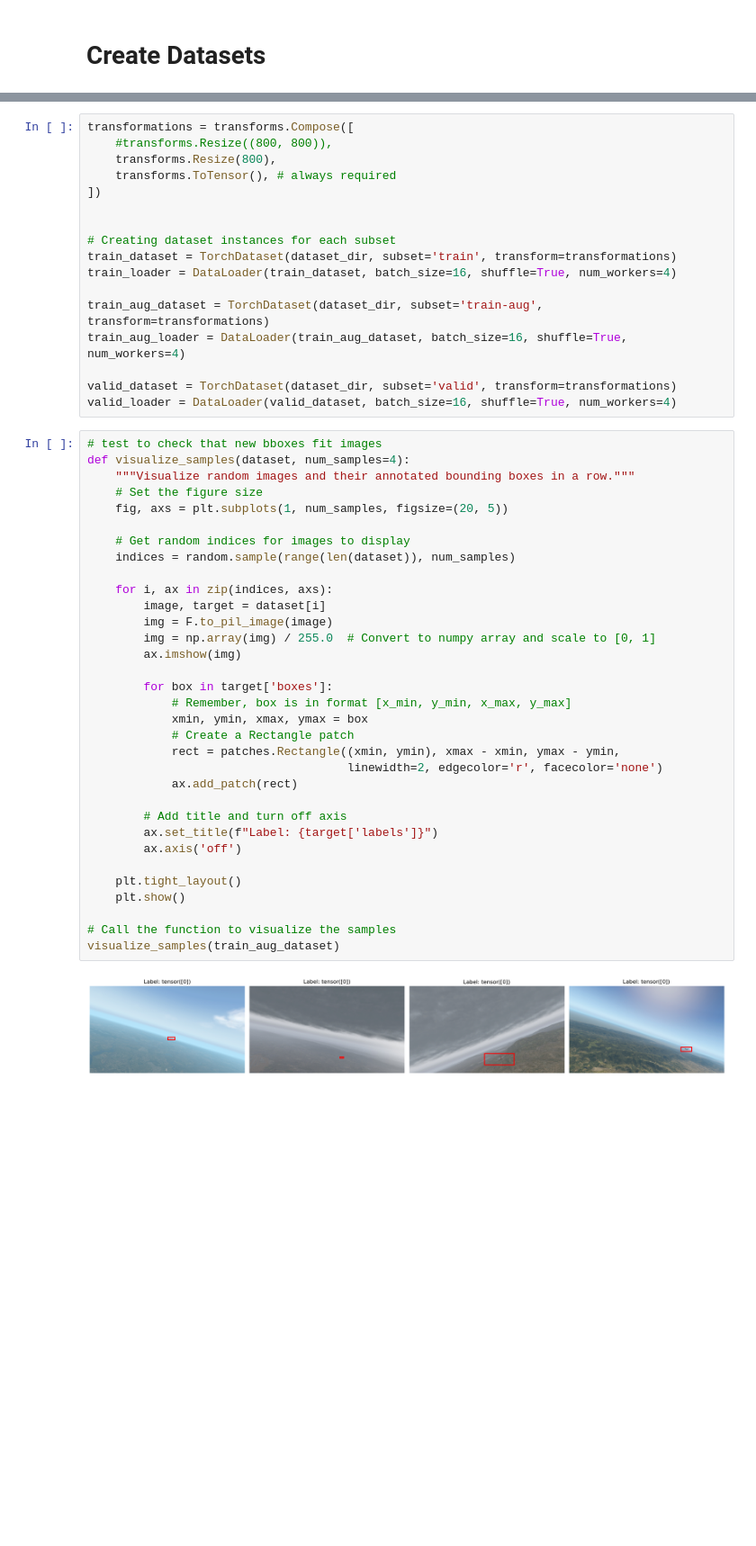
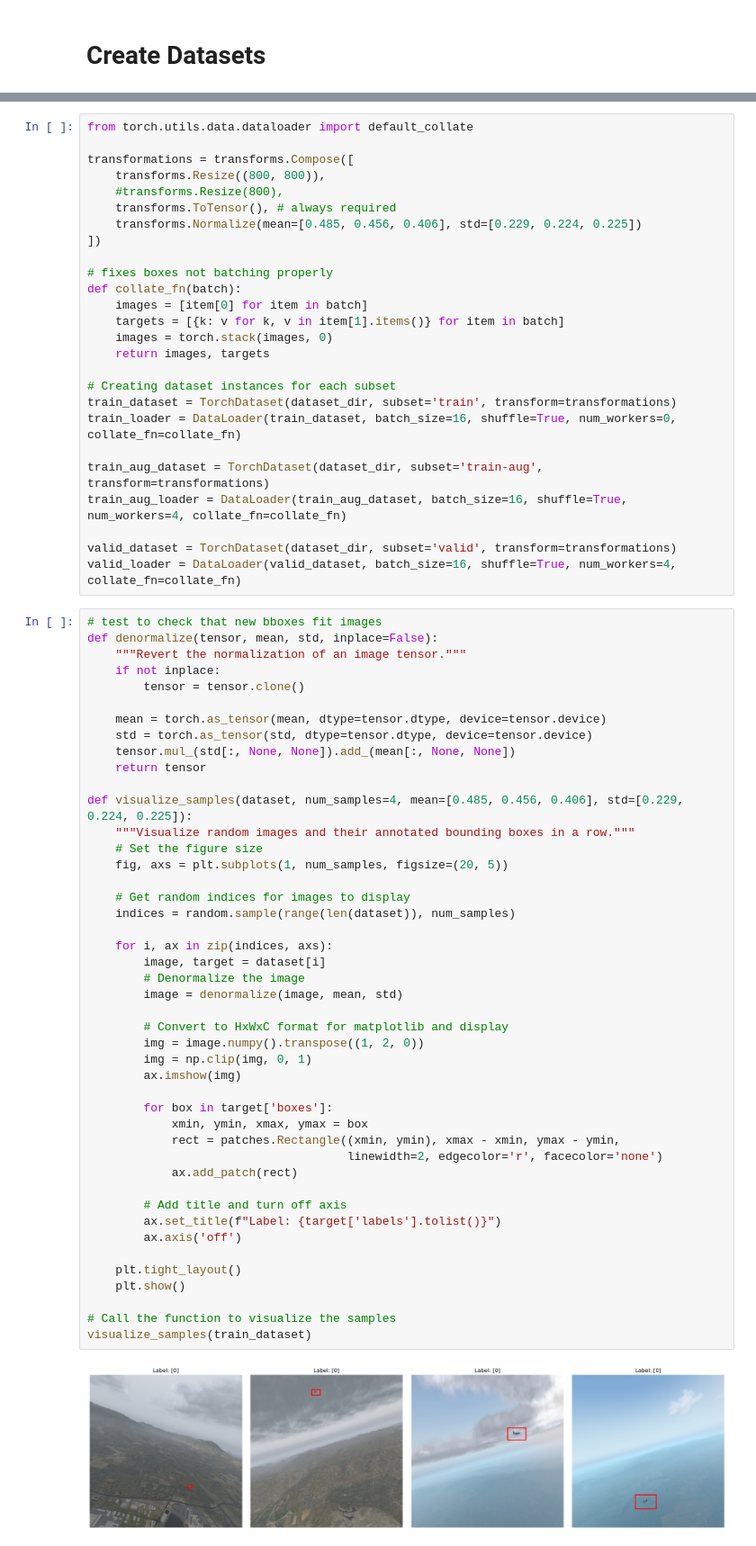
Before and after one commit to tee1g21/Intruder-Aircraft-Detection, a Jupyter notebook: main/RCNN.ipynb, the cells around one changed output, grey strips where cells are left out. Shown at 90% size. Drawn from its saved outputs; the diff is of its cells as text; blank space fills up the shorter version.

Commit message:
First attempt at training rcnn

```diff
--- a/main/RCNN.ipynb
+++ b/main/RCNN.ipynb
@@ -126,52 +137,73 @@ An error occurred: Expected x_max for bbox (0.49976800000000005, 0.2507275, 1.06
 # %%
+from torch.utils.data.dataloader import default_collate
+
 transformations = transforms.Compose([
-    #transforms.Resize((800, 800)),
-    transforms.Resize(800),
+    transforms.Resize((800, 800)),
+    #transforms.Resize(800),
     transforms.ToTensor(), # always required
+    transforms.Normalize(mean=[0.485, 0.456, 0.406], std=[0.229, 0.224, 0.225])
 ])
 
+# fixes boxes not batching properly
+def collate_fn(batch):
+    images = [item[0] for item in batch]
+    targets = [{k: v for k, v in item[1].items()} for item in batch]
+    images = torch.stack(images, 0)
+    return images, targets
 
 # Creating dataset instances for each subset
 train_dataset = TorchDataset(dataset_dir, subset='train', transform=transformations)
-train_loader = DataLoader(train_dataset, batch_size=16, shuffle=True, num_workers=4)
+train_loader = DataLoader(train_dataset, batch_size=16, shuffle=True, num_workers=0,  collate_fn=collate_fn)
 
 train_aug_dataset = TorchDataset(dataset_dir, subset='train-aug', transform=transformations)
-train_aug_loader = DataLoader(train_aug_dataset, batch_size=16, shuffle=True, num_workers=4)
+train_aug_loader = DataLoader(train_aug_dataset, batch_size=16, shuffle=True, num_workers=4, collate_fn=collate_fn)
 
 valid_dataset = TorchDataset(dataset_dir, subset='valid', transform=transformations)
-valid_loader = DataLoader(valid_dataset, batch_size=16, shuffle=True, num_workers=4)
+valid_loader = DataLoader(valid_dataset, batch_size=16, shuffle=True, num_workers=4, collate_fn=collate_fn)
 # %%
 # test to check that new bboxes fit images
-def visualize_samples(dataset, num_samples=4):
+def denormalize(tensor, mean, std, inplace=False):
+    """Revert the normalization of an image tensor."""
+    if not inplace:
+        tensor = tensor.clone()
+
+    mean = torch.as_tensor(mean, dtype=tensor.dtype, device=tensor.device)
+    std = torch.as_tensor(std, dtype=tensor.dtype, device=tensor.device)
+    tensor.mul_(std[:, None, None]).add_(mean[:, None, None])
+    return tensor
+
+def visualize_samples(dataset, num_samples=4, mean=[0.485, 0.456, 0.406], std=[0.229, 0.224, 0.225]):
     """Visualize random images and their annotated bounding boxes in a row."""
     # Set the figure size
     fig, axs = plt.subplots(1, num_samples, figsize=(20, 5))
 
     # Get random indices for images to display
     indices = random.sample(range(len(dataset)), num_samples)
 
     for i, ax in zip(indices, axs):
         image, target = dataset[i]
-        img = F.to_pil_image(image)
-        img = np.array(img) / 255.0  # Convert to numpy array and scale to [0, 1]
+        # Denormalize the image
+        image = denormalize(image, mean, std)
+
+        # Convert to HxWxC format for matplotlib and display
+        img = image.numpy().transpose((1, 2, 0))
+        img = np.clip(img, 0, 1)
         ax.imshow(img)
 
         for box in target['boxes']:
-            # Remember, box is in format [x_min, y_min, x_max, y_max]
             xmin, ymin, xmax, ymax = box
-            # Create a Rectangle patch
             rect = patches.Rectangle((xmin, ymin), xmax - xmin, ymax - ymin,
                                      linewidth=2, edgecolor='r', facecolor='none')
             ax.add_patch(rect)
 
         # Add title and turn off axis
-        ax.set_title(f"Label: {target['labels']}")
+        ax.set_title(f"Label: {target['labels'].tolist()}")
         ax.axis('off')
 
     plt.tight_layout()
     plt.show()
 
 # Call the function to visualize the samples
-visualize_samples(train_aug_dataset)
+visualize_samples(train_dataset)
 # %% [output]
-[figure, old version]
+[figure, new version]
```
Also changed, not shown: parts of 6 cells of this notebook, 2 other files.
